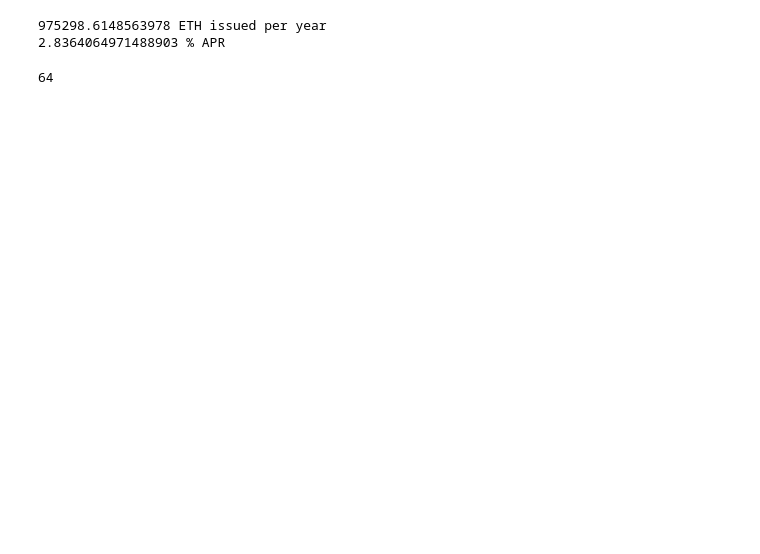
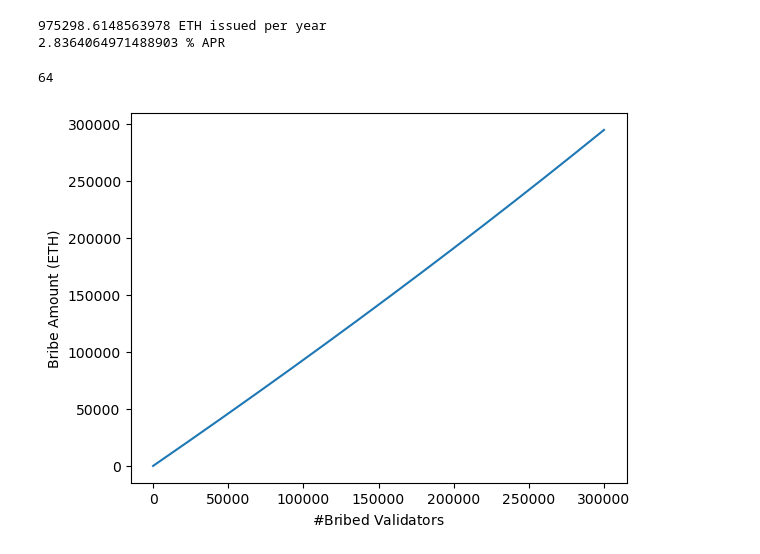
Before and after one commit to 0xSooki/bribery-zoo, a Jupyter notebook: Figures/playground.ipynb, the cells around one changed output. Drawn from its saved outputs; the diff is of its cells as text; code cells hidden in the pictures; blank space fills up the shorter version.

Commit message:
First figure added for Pay-to-Exit
Started working on creating figures for pay-to-exit bribing

```diff
--- a/Figures/playground.ipynb
+++ b/Figures/playground.ipynb
@@ -55,0 +62,15 @@ print(base_reward_factor)
+# %%
+def getAPR(noOfValidators):
+    return 2940.21/math.sqrt(noOfValidators)
+# %%
+nowValidators = 1074533
+noOfBribedValidators = 300000
+oneYearRewards = [32*getAPR(i)/100 for i in range(nowValidators,nowValidators-noOfBribedValidators,-1)]
+bribeAmounts = [sum(oneYearRewards[:i]) for i in range(len(oneYearRewards))]
+# %%
+plt.plot(bribeAmounts)
+plt.xlabel("$\#$Bribed Validators")
+plt.ylabel("Bribe Amount (ETH)")
+plt.show()
+# %% [output]
+[figure, added]
```
Also changed, not shown: parts of 3 cells of this notebook, 1 other file.
